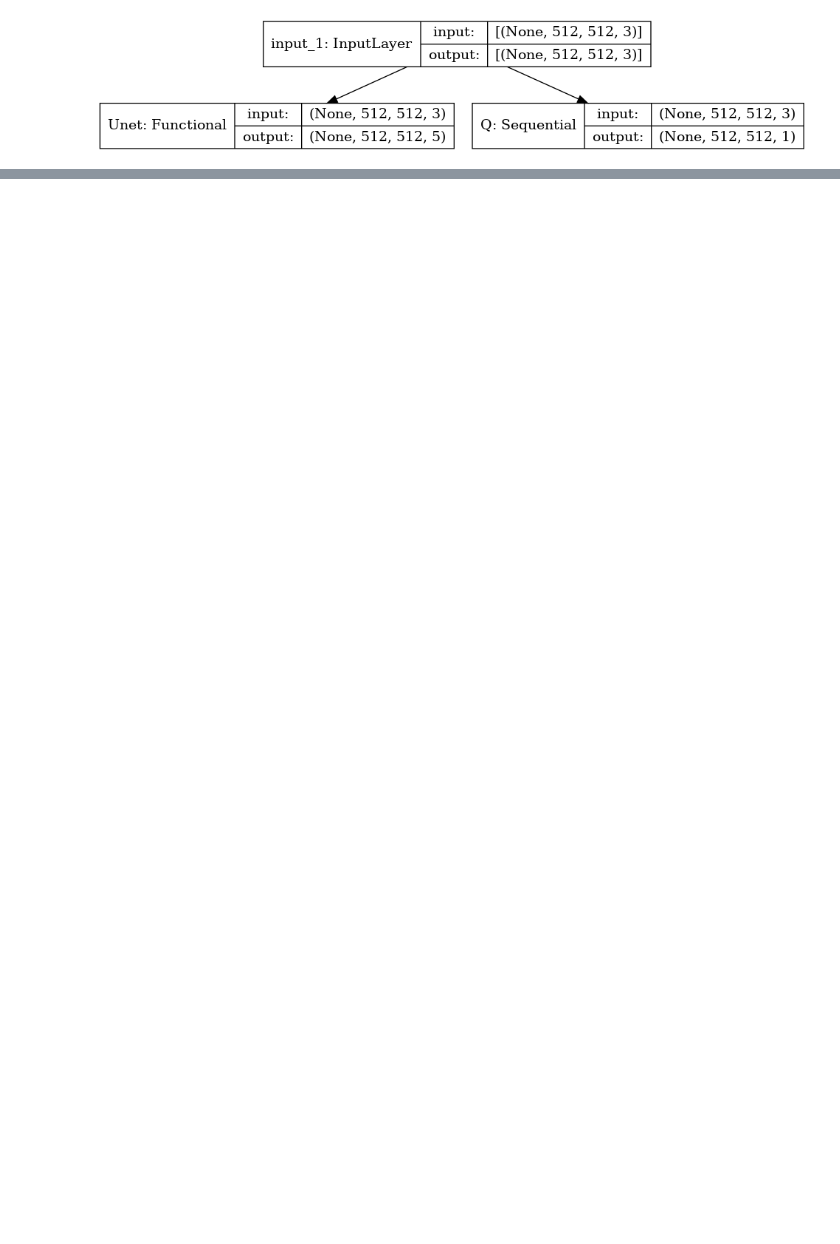
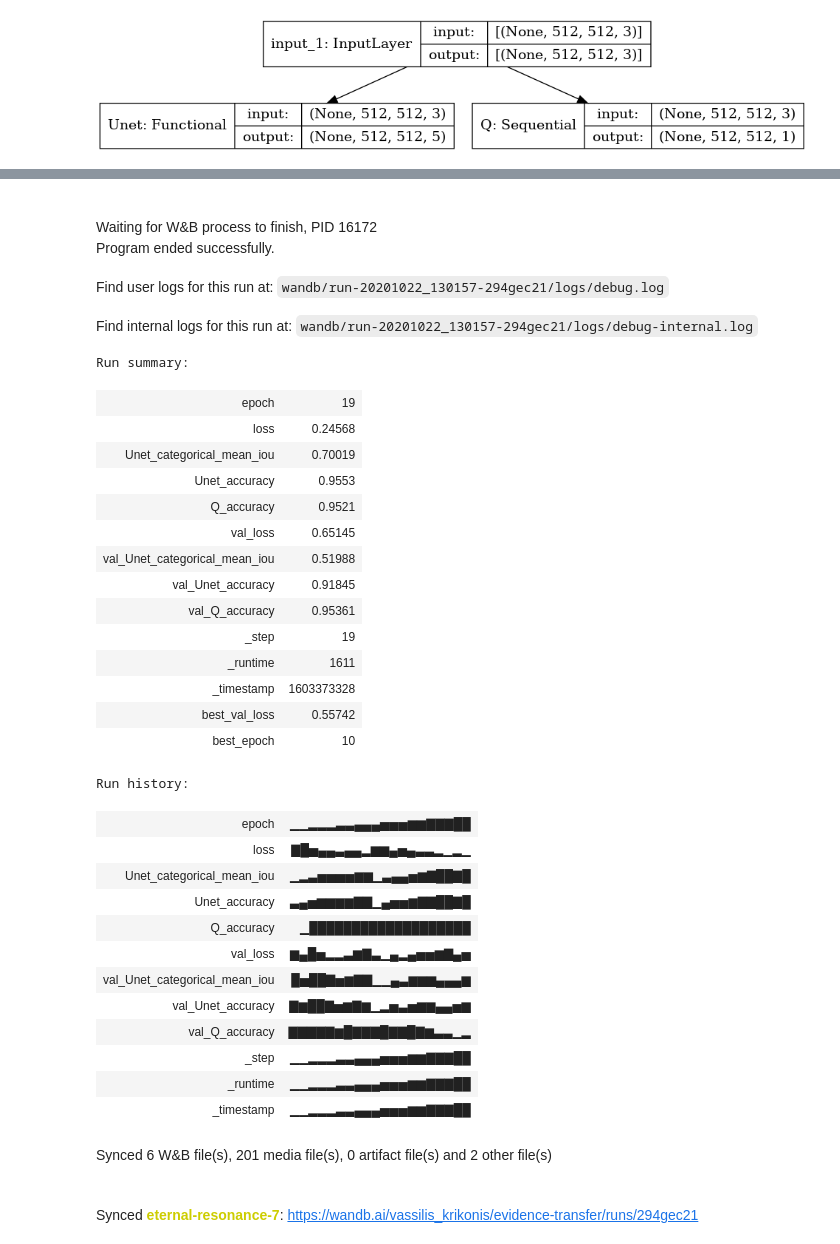
Before and after one commit to vassiliskrikonis/improving-segmentation-with-evidence-transfer, a Jupyter notebook: Evidence transfer.ipynb, the cells around one changed output, grey strips where cells are left out. Drawn from its saved outputs; the diff is of its cells as text; code cells hidden in the pictures; blank space fills up the shorter version.

Commit message:
Log EviTRAM to wandb

```diff
--- a/Evidence transfer.ipynb
+++ b/Evidence transfer.ipynb
@@ -90,0 +134,37 @@ for x, y_pred, z_pred in zip(batch_x, *preds):
+# %%
+wandb.run.finish()
+# %% [output]
+Waiting for W&B process to finish, PID 16172
+Program ended successfully.
+Find user logs for this run at: wandb/run-20201022_130157-294gec21/logs/debug.log
+Find internal logs for this run at: wandb/run-20201022_130157-294gec21/logs/debug-internal.log
+Run summary:
+| epoch | 19 |
+| loss | 0.24568 |
+| Unet_categorical_mean_iou | 0.70019 |
+| Unet_accuracy | 0.9553 |
+| Q_accuracy | 0.9521 |
+| val_loss | 0.65145 |
+| val_Unet_categorical_mean_iou | 0.51988 |
+| val_Unet_accuracy | 0.91845 |
+| val_Q_accuracy | 0.95361 |
+| _step | 19 |
+| _runtime | 1611 |
+| _timestamp | 1603373328 |
+| best_val_loss | 0.55742 |
+| best_epoch | 10 |
+Run history:
+| epoch | ▁▁▂▂▂▃▃▄▄▄▅▅▅▆▆▇▇▇██ |
+| loss | ▇█▅▄▄▃▄▄▂▆▆▄▅▄▃▃▂▁▂▁ |
+| Unet_categorical_mean_iou | ▁▂▃▅▅▅▅▆▆▁▃▄▄▅▆▇██▇█ |
+| Unet_accuracy | ▃▄▅▆▆▆▆▇▇▁▄▅▅▆▇▇██▇█ |
+| Q_accuracy | ▁███████████████████ |
+| val_loss | ▆▄█▅▂▂▃▆▇▃▁▄▂▄▅▅▆▇▄▅ |
+| val_Unet_categorical_mean_iou | █▅██▇▅▆▇▇▁▁▄▃▆▆▆▄▄▄▆ |
+| val_Unet_accuracy | ▇▆██▇▅▆▇▆▁▂▅▃▅▆▆▄▄▅▆ |
+| val_Q_accuracy | ▇▇▇▇▇▆█▇▇▇█▇▇█▇▆▃▃▁▂ |
+| _step | ▁▁▂▂▂▃▃▄▄▄▅▅▅▆▆▇▇▇██ |
+| _runtime | ▁▁▂▂▂▃▃▄▄▄▅▅▅▆▆▇▇▇██ |
+| _timestamp | ▁▁▂▂▂▃▃▄▄▄▅▅▅▆▆▇▇▇██ |
+Synced 6 W&B file(s), 201 media file(s), 0 artifact file(s) and 2 other file(s)
+Synced eternal-resonance-7: https://wandb.ai/vassilis_krikonis/evidence-transfer/runs/294gec21
```
Also changed, not shown: parts of 7 cells of this notebook, 2 other files.
